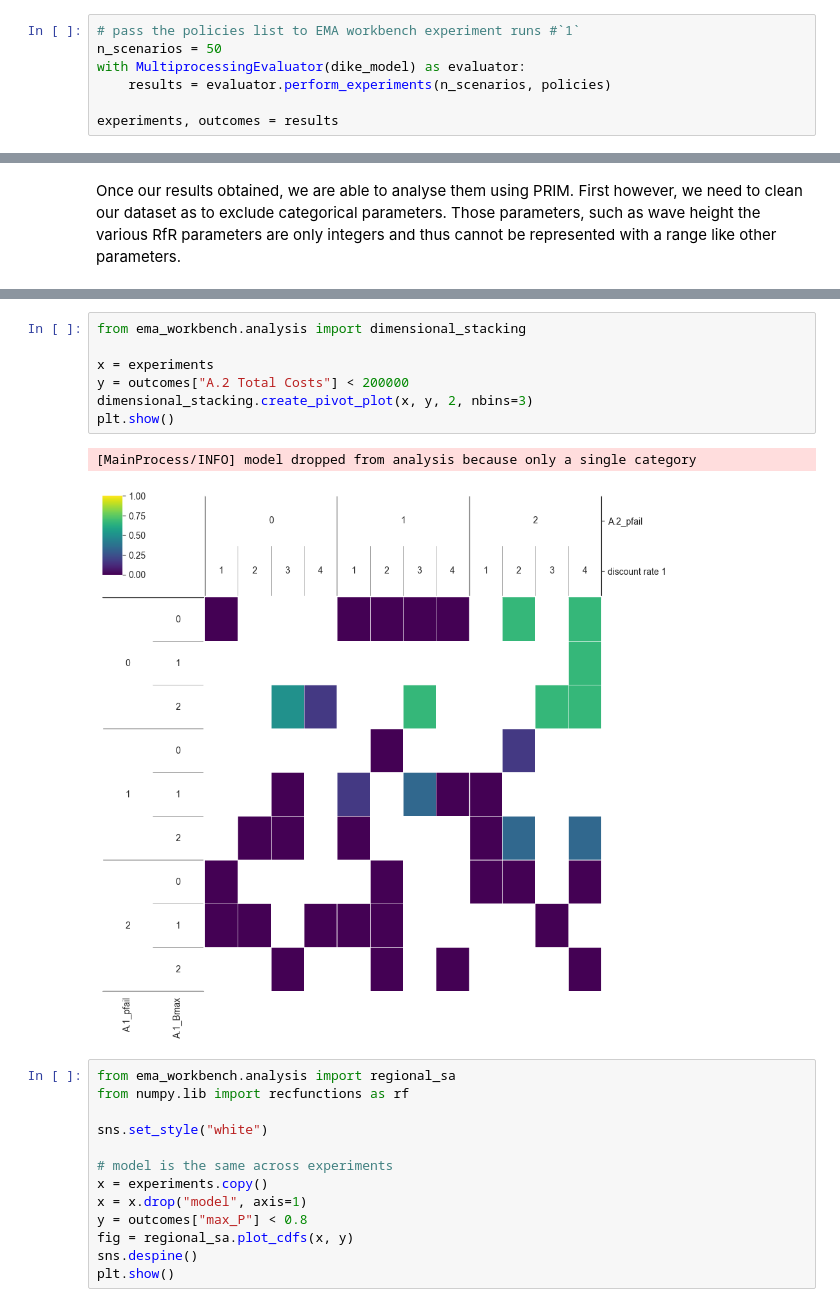
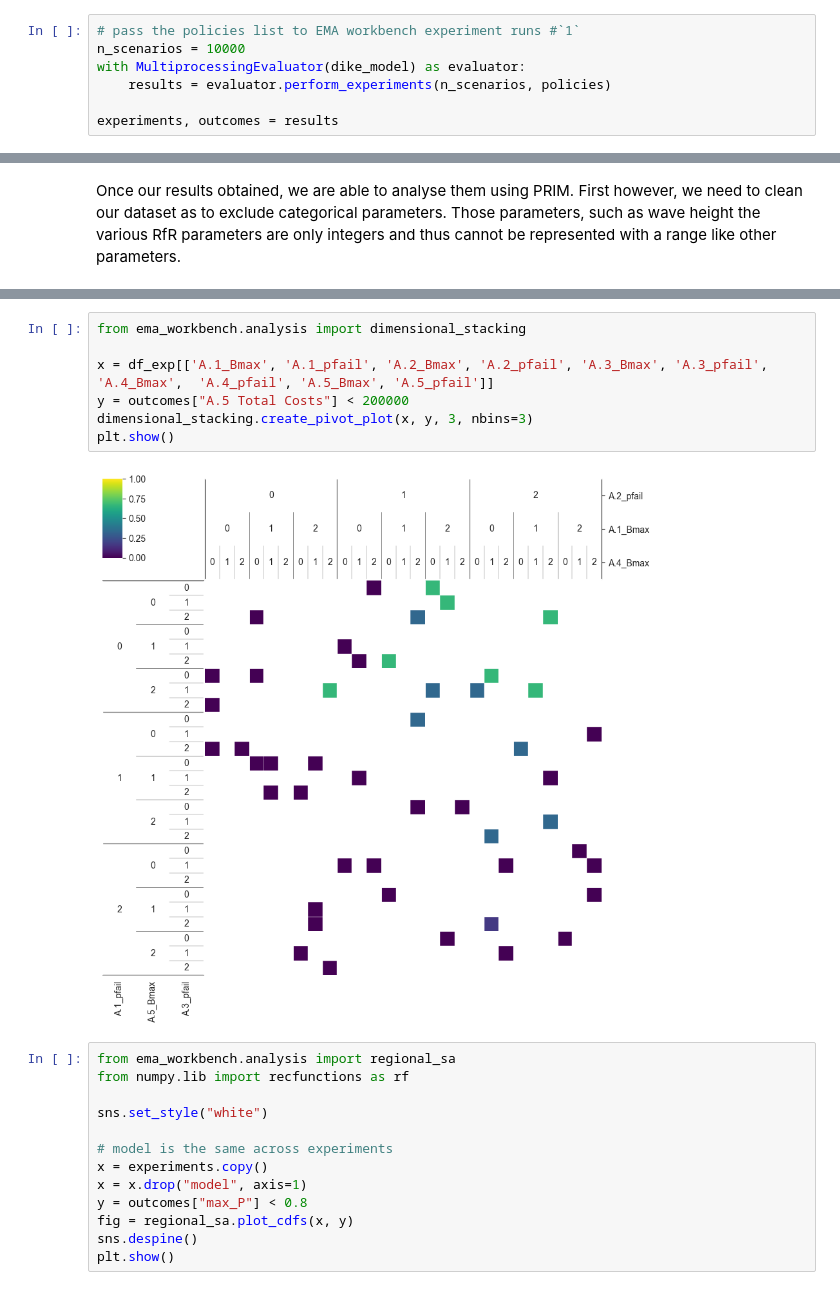
Before and after one commit to TanguiLG/Group13MBDM, a Jupyter notebook: Class Content/final assignment/PRIM.ipynb, the cells around one changed output, grey strips where cells are left out. Drawn from its saved outputs; the diff is of its cells as text.

```diff
--- a/Class Content/final assignment/PRIM.ipynb
+++ b/Class Content/final assignment/PRIM.ipynb
@@ -50,7 +50,7 @@ policies = [
 ]
 # %%
 # pass the policies list to EMA workbench experiment runs #`1`
-n_scenarios = 50
+n_scenarios = 10000
 with MultiprocessingEvaluator(dike_model) as evaluator:
     results = evaluator.perform_experiments(n_scenarios, policies)
 
@@ -135,13 +136,12 @@ plt.show()
 # %%
 from ema_workbench.analysis import dimensional_stacking
 
-x = experiments
-y = outcomes["A.2 Total Costs"] < 200000
-dimensional_stacking.create_pivot_plot(x, y, 2, nbins=3)
+x = df_exp[['A.1_Bmax', 'A.1_pfail', 'A.2_Bmax', 'A.2_pfail', 'A.3_Bmax', 'A.3_pfail', 'A.4_Bmax',  'A.4_pfail', 'A.5_Bmax', 'A.5_pfail']]
+y = outcomes["A.5 Total Costs"] < 200000
+dimensional_stacking.create_pivot_plot(x, y, 3, nbins=3)
 plt.show()
 # %% [output]
-[MainProcess/INFO] model dropped from analysis because only a single category
-[figure, old version]
+[figure, new version]
 # %%
 from ema_workbench.analysis import regional_sa
 from numpy.lib import recfunctions as rf
```
Also changed, not shown: parts of 7 cells of this notebook.
